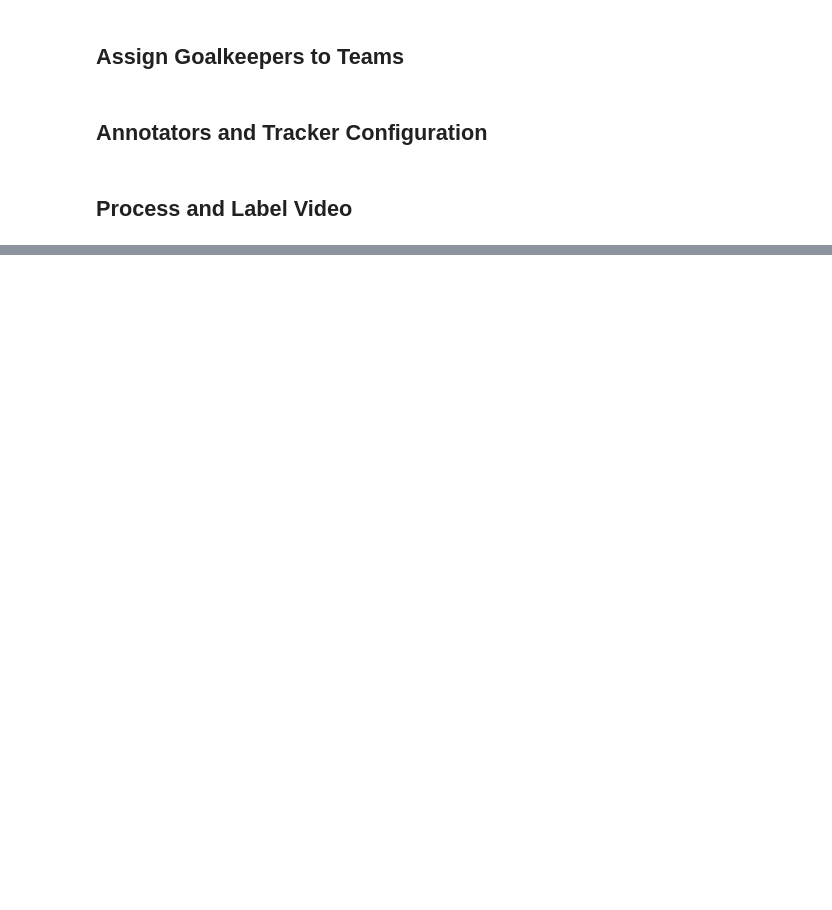
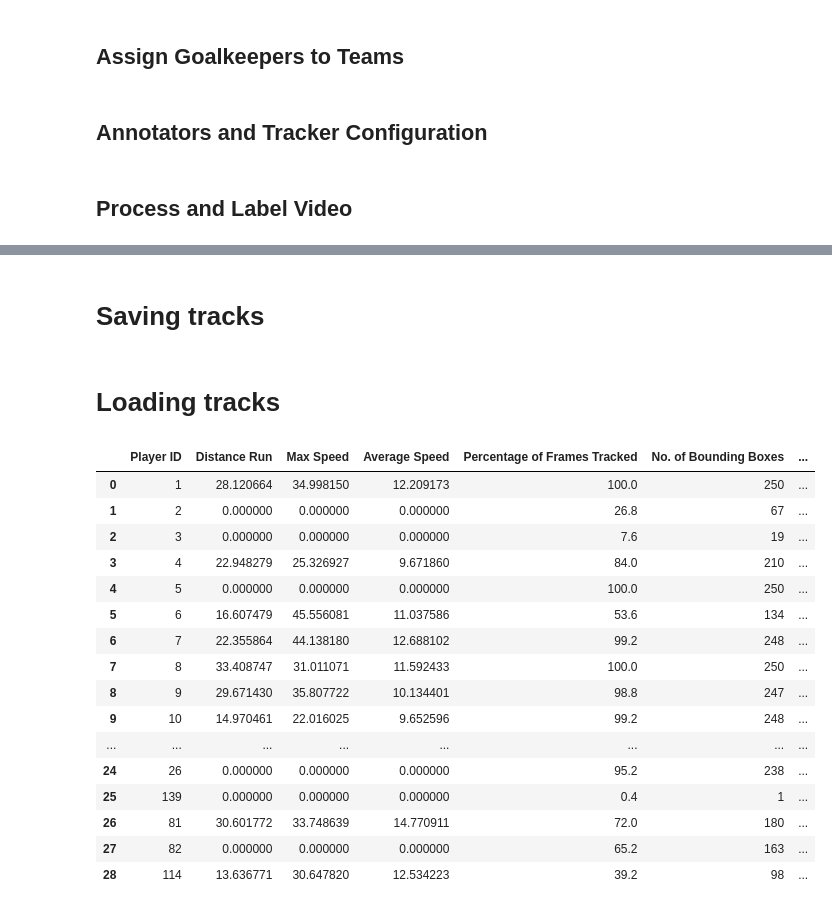
Before and after one commit to mikhail-ram/FootballAnalysis, a Jupyter notebook: FootballAnalysis.ipynb, the cells around one changed output, grey strips where cells are left out. Cells and saved outputs as stored; diff of their text form; code cells hidden in the pictures; blank space fills up the shorter version.

Commit message:
Football statistics generated.

```diff
--- a/FootballAnalysis.ipynb
+++ b/FootballAnalysis.ipynb
@@ -66,8 +73,8 @@ import pandas as pd
 ## Configuration
 # %%
 ROBOFLOW_API_KEY = userdata.get('ROBOFLOW_API_KEY')
-#PLAYER_DETECTION_MODEL_ID = "football-players-detection-3zvbc/11"
-PLAYER_DETECTION_MODEL_ID = "football-players-detection-3zvbc/1"
+PLAYER_DETECTION_MODEL_ID = "football-players-detection-3zvbc/11" # YOLOv8x
+#PLAYER_DETECTION_MODEL_ID = "football-players-detection-3zvbc/1" # YOLOv8s
 SIGLIP_MODEL_PATH = 'google/siglip-base-patch16-224'
 SOURCE_VIDEO_PATH = "/content/drive/MyDrive/FootballAnalysis/input_videos/121364_0.mp4"
 TARGET_VIDEO_PATH = "/content/drive/MyDrive/FootballAnalysis/output_videos/labelled_teams_121364_0.mp4"
@@ -197,5 +155,2 @@ class TeamClassifier:
 # %% [markdown]
 ## Initialize Classifier and Fit on Collected Crops
-# %%
-team_classifier = TeamClassifier()
-team_classifier.fit(crops)
@@ -589,0 +601,26 @@ frame_generator = sv.get_video_frames_generator(SOURCE_VIDEO_PATH)
+# %% [markdown]
+# Saving tracks
+# %%
+import pickle
+
+# Combine all variables into one dictionary
+data_to_save = {
+    "tracks": tracks,
+    "total_distance": total_distance,
+}
+
+# Save as a Pickle file
+with open('/content/drive/MyDrive/FootballAnalysis/tracks/121364_0.pkl', 'wb') as file:
+    pickle.dump(data_to_save, file)
+# %% [markdown]
+# Loading tracks
+# %%
+import pickle
+
+# Load the Pickle file
+with open('/content/drive/MyDrive/FootballAnalysis/tracks/121364_0.pkl', 'rb') as file:
+    data = pickle.load(file)
+
+# Access the variables
+tracks = data["tracks"]
+total_distance = data["total_distance"]
@@ -589,0 +706,20 @@ frame_generator = sv.get_video_frames_generator(SOURCE_VIDEO_PATH)
+# %%
+df
+# %% [output]
+|  | Player ID | Distance Run | Max Speed | Average Speed | Percentage of Frames Tracked | No. of Bounding Boxes | ... |
+| 0 | 1 | 28.120664 | 34.998150 | 12.209173 | 100.0 | 250 | ... |
+| 1 | 2 | 0.000000 | 0.000000 | 0.000000 | 26.8 | 67 | ... |
+| 2 | 3 | 0.000000 | 0.000000 | 0.000000 | 7.6 | 19 | ... |
+| 3 | 4 | 22.948279 | 25.326927 | 9.671860 | 84.0 | 210 | ... |
+| 4 | 5 | 0.000000 | 0.000000 | 0.000000 | 100.0 | 250 | ... |
+| 5 | 6 | 16.607479 | 45.556081 | 11.037586 | 53.6 | 134 | ... |
+| 6 | 7 | 22.355864 | 44.138180 | 12.688102 | 99.2 | 248 | ... |
+| 7 | 8 | 33.408747 | 31.011071 | 11.592433 | 100.0 | 250 | ... |
+| 8 | 9 | 29.671430 | 35.807722 | 10.134401 | 98.8 | 247 | ... |
+| 9 | 10 | 14.970461 | 22.016025 | 9.652596 | 99.2 | 248 | ... |
+| ... | ... | ... | ... | ... | ... | ... | ... |
+| 24 | 26 | 0.000000 | 0.000000 | 0.000000 | 95.2 | 238 | ... |
+| 25 | 139 | 0.000000 | 0.000000 | 0.000000 | 0.4 | 1 | ... |
+| 26 | 81 | 30.601772 | 33.748639 | 14.770911 | 72.0 | 180 | ... |
+| 27 | 82 | 0.000000 | 0.000000 | 0.000000 | 65.2 | 163 | ... |
+| 28 | 114 | 13.636771 | 30.647820 | 12.534223 | 39.2 | 98 | ... |
```
Also changed, not shown: parts of 26 cells of this notebook.
